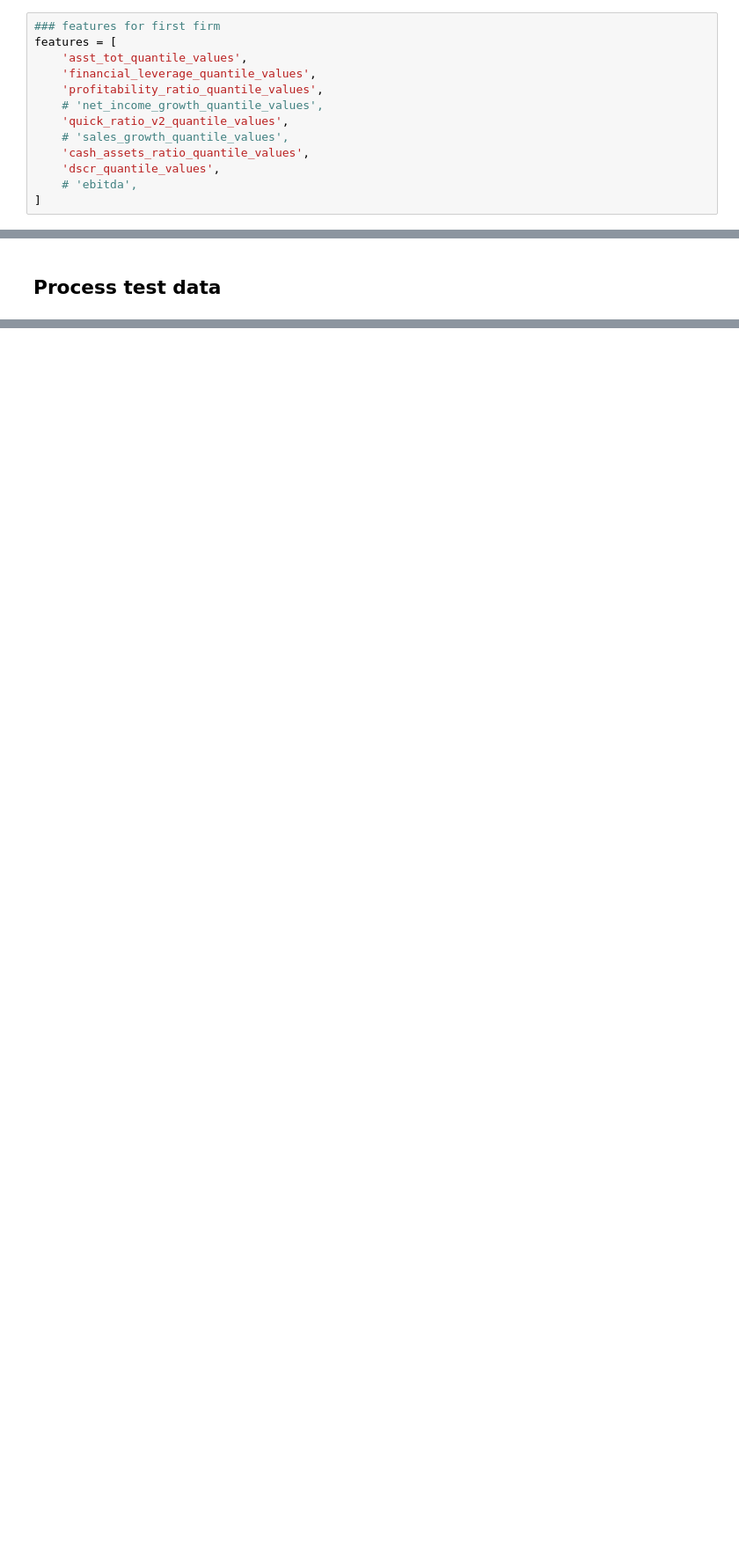
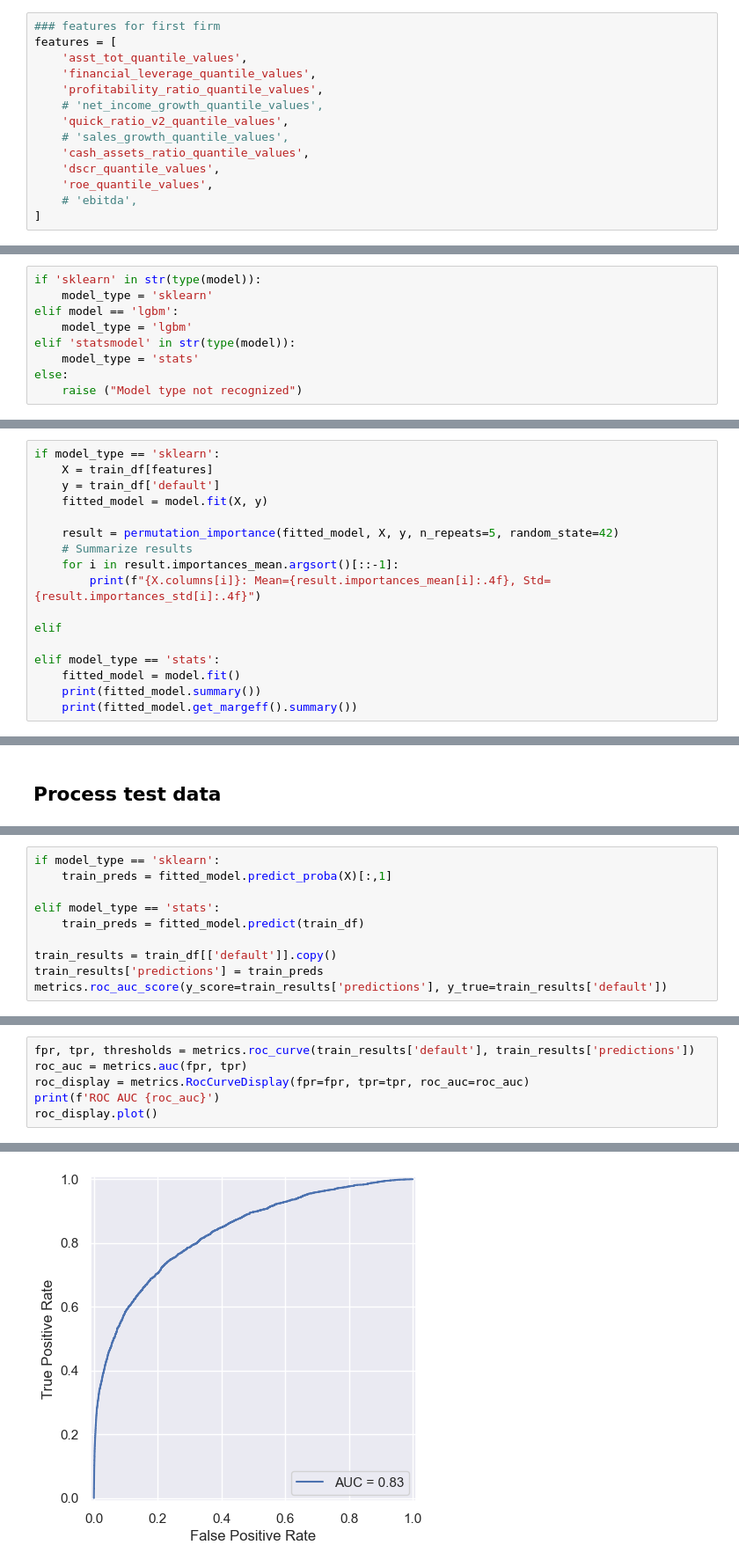
Before and after one commit to Juanroalvarado/ml-finance-credit-default, a Jupyter notebook: final_harness/easy_model_test.ipynb, the cells around one changed output, grey strips where cells are left out. Shown: that part at 88% size. Cells and saved outputs as stored; diff of their text form; blank space fills up the shorter version.

Commit message:
updates easy model nb

```diff
--- a/final_harness/easy_model_test.ipynb
+++ b/final_harness/easy_model_test.ipynb
@@ -49,6 +57,7 @@ features = [
     # 'sales_growth_quantile_values',
     'cash_assets_ratio_quantile_values',
     'dscr_quantile_values',
+    'roe_quantile_values',
     # 'ebitda',
 ]
 # %%
@@ -125,0 +93,9 @@ dscr_quantile_values                    0.2698      0.011     24.359      0.000
+# %%
+if 'sklearn' in str(type(model)):
+    model_type = 'sklearn'
+elif model == 'lgbm':
+    model_type = 'lgbm'
+elif 'statsmodel' in str(type(model)):
+    model_type = 'stats'
+else:
+    raise ("Model type not recognized")
@@ -125,0 +116,17 @@ dscr_quantile_values                    0.2698      0.011     24.359      0.000
+# %%
+if model_type == 'sklearn':
+    X = train_df[features]
+    y = train_df['default']
+    fitted_model = model.fit(X, y)
+
+    result = permutation_importance(fitted_model, X, y, n_repeats=5, random_state=42)
+    # Summarize results
+    for i in result.importances_mean.argsort()[::-1]:
+        print(f"{X.columns[i]}: Mean={result.importances_mean[i]:.4f}, Std={result.importances_std[i]:.4f}")
+
+elif
+
+elif model_type == 'stats':
+    fitted_model = model.fit()
+    print(fitted_model.summary())
+    print(fitted_model.get_margeff().summary())
@@ -155,0 +180,10 @@ ROC AUC 0.8213539187657071
+# %%
+if model_type == 'sklearn':
+    train_preds = fitted_model.predict_proba(X)[:,1]
+
+elif model_type == 'stats':
+    train_preds = fitted_model.predict(train_df)
+
+train_results = train_df[['default']].copy()
+train_results['predictions'] = train_preds
+metrics.roc_auc_score(y_score=train_results['predictions'], y_true=train_results['default'])
@@ -155,0 +192,7 @@ ROC AUC 0.8213539187657071
+# %%
+fpr, tpr, thresholds = metrics.roc_curve(train_results['default'], train_results['predictions'])
+roc_auc = metrics.auc(fpr, tpr)
+roc_display = metrics.RocCurveDisplay(fpr=fpr, tpr=tpr, roc_auc=roc_auc)
+print(f'ROC AUC {roc_auc}')
+roc_display.plot()
+# %% [output]
@@ -155,0 +201 @@ ROC AUC 0.8213539187657071
+[figure, added]
```
Also changed, not shown: parts of 25 cells of this notebook, 1 other file.
